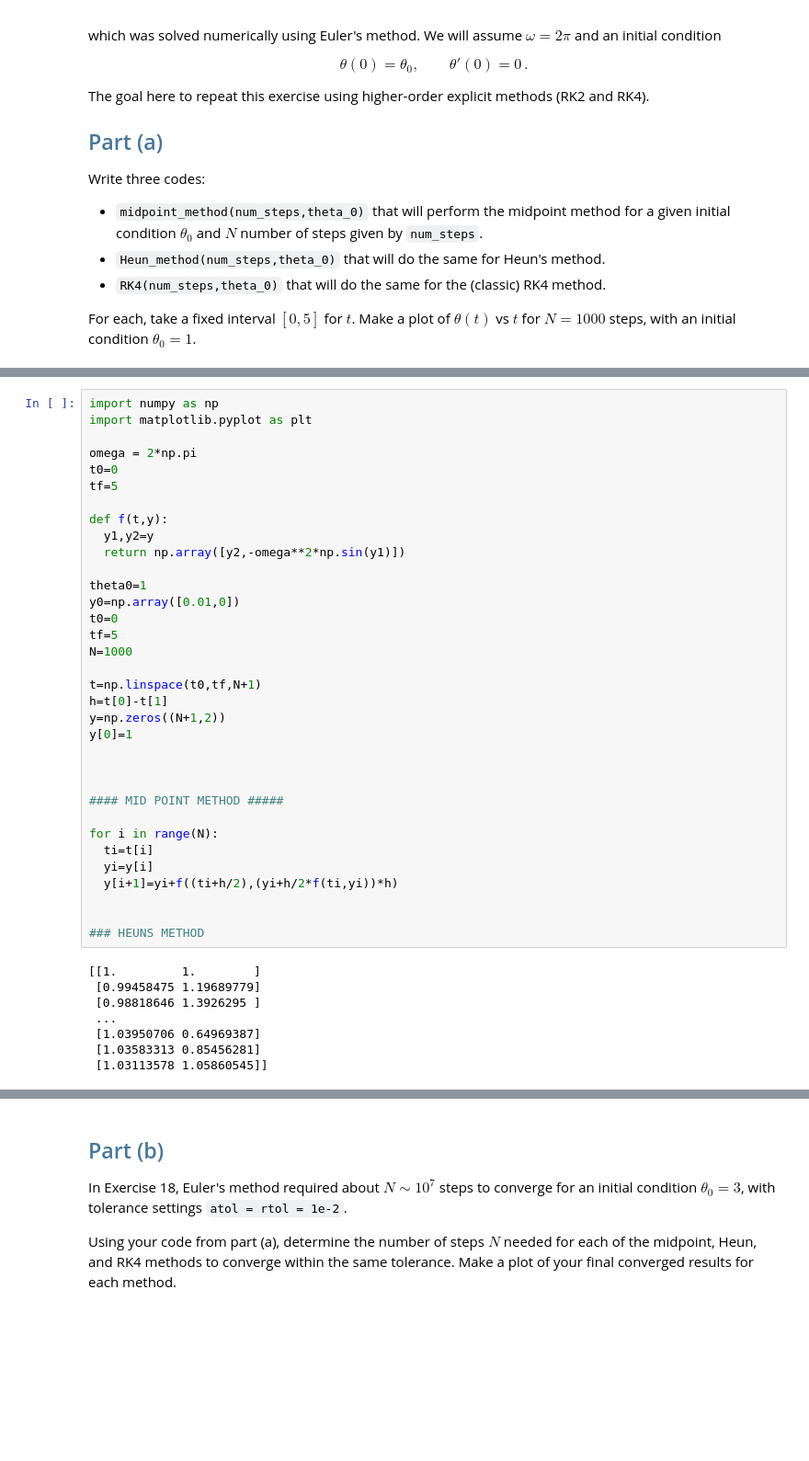
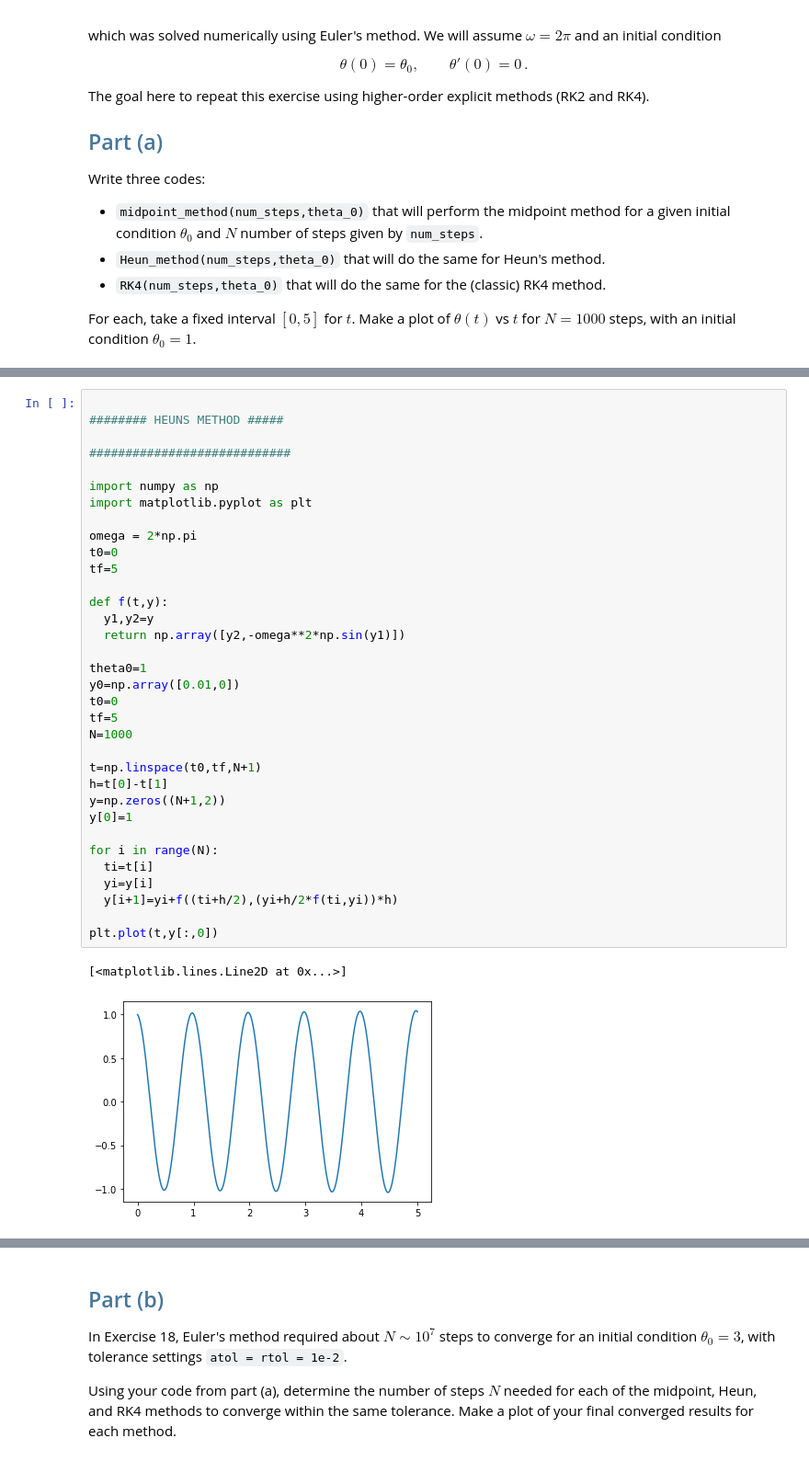
Before and after one commit to premkirpal/Lecture-notes, a Jupyter notebook: Exercise 20 - Pendulum with RK.ipynb, the cells around one changed output, grey strips where cells are left out. Shown: that part at 92% size. Cells and saved outputs as stored; diff of their text form; blank space fills up the shorter version.

```diff
--- a/Exercise 20 - Pendulum with RK.ipynb
+++ b/Exercise 20 - Pendulum with RK.ipynb
@@ -40,42 +86,37 @@ For each, take a fixed interval $[0,5]$ for $t$. Make a plot of $\theta(t)$ vs $
 # %%
+
+######## HEUNS METHOD #####
+
+############################
+
 import numpy as np
 import matplotlib.pyplot as plt
 
 omega = 2*np.pi
 t0=0
 tf=5
 
 def f(t,y):
   y1,y2=y
   return np.array([y2,-omega**2*np.sin(y1)])
 
 theta0=1
 y0=np.array([0.01,0])
 t0=0
 tf=5
 N=1000
 
 t=np.linspace(t0,tf,N+1)
 h=t[0]-t[1]
 y=np.zeros((N+1,2))
 y[0]=1
 
-
-
-#### MID POINT METHOD #####
-
 for i in range(N):
   ti=t[i]
   yi=y[i]
   y[i+1]=yi+f((ti+h/2),(yi+h/2*f(ti,yi))*h)
 
-
-### HEUNS METHOD
+plt.plot(t,y[:,0])
 # %% [output]
-[[1.         1.        ]
- [0.99458475 1.19689779]
- [0.98818646 1.3926295 ]
- ...
- [1.03950706 0.64969387]
- [1.03583313 0.85456281]
- [1.03113578 1.05860545]]
+[<matplotlib.lines.Line2D at 0x...>]
+[figure, added]
```
Also changed, not shown: parts of 7 cells of this notebook.
